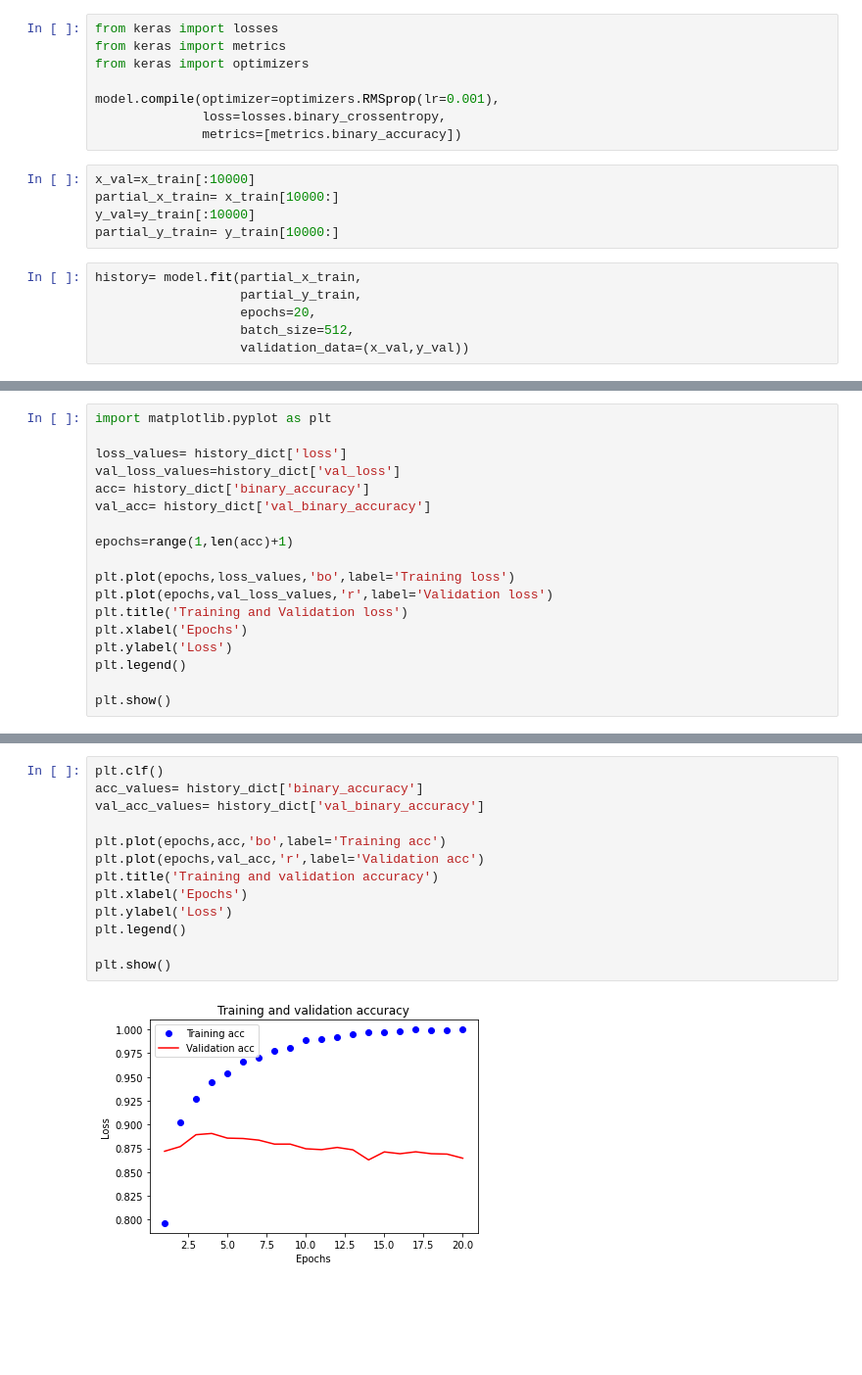
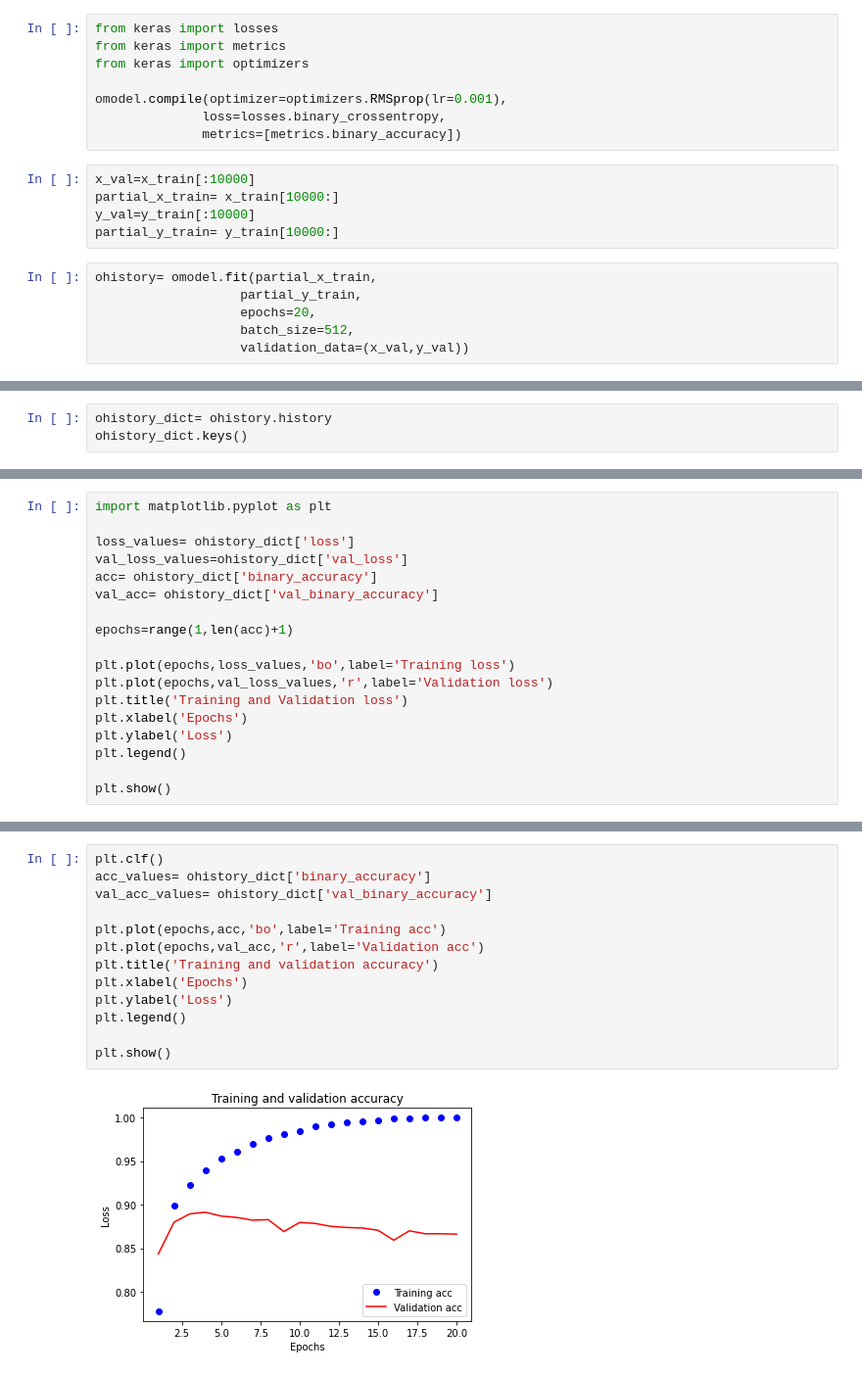
Before and after one commit to AishwaryaVelumani/Deep-Learning, a Jupyter notebook: Binary_classification_on_IMDB_dataset.ipynb, the cells around one changed output, grey strips where cells are left out. Shown at 98% size. Saved outputs shown, nothing was run; the diff lists cells and outputs as text; blank space fills up the shorter version.

```diff
--- a/Binary_classification_on_IMDB_dataset.ipynb
+++ b/Binary_classification_on_IMDB_dataset.ipynb
@@ -86,7 +88,7 @@ from keras import losses
 from keras import metrics
 from keras import optimizers
 
-model.compile(optimizer=optimizers.RMSprop(lr=0.001),
+omodel.compile(optimizer=optimizers.RMSprop(lr=0.001),
               loss=losses.binary_crossentropy,
               metrics=[metrics.binary_accuracy])
 # %%
@@ -95,7 +97,7 @@ partial_x_train= x_train[10000:]
 y_val=y_train[:10000]
 partial_y_train= y_train[10000:]
 # %%
-history= model.fit(partial_x_train,
+ohistory= omodel.fit(partial_x_train,
                    partial_y_train,
                    epochs=20,
                    batch_size=512,
@@ -125,0 +123,3 @@ dict_keys(['loss', 'binary_accuracy', 'val_loss', 'val_binary_accuracy'])
+# %%
+ohistory_dict= ohistory.history
+ohistory_dict.keys()
@@ -126,10 +128,10 @@ dict_keys(['loss', 'binary_accuracy', 'val_loss', 'val_binary_accuracy'])
 # %%
 import matplotlib.pyplot as plt
 
-loss_values= history_dict['loss']
-val_loss_values=history_dict['val_loss']
-acc= history_dict['binary_accuracy']
-val_acc= history_dict['val_binary_accuracy']
+loss_values= ohistory_dict['loss']
+val_loss_values=ohistory_dict['val_loss']
+acc= ohistory_dict['binary_accuracy']
+val_acc= ohistory_dict['val_binary_accuracy']
 
 epochs=range(1,len(acc)+1)
 
@@ -146,16 +148,16 @@ plt.show()
 # %%
 plt.clf()
-acc_values= history_dict['binary_accuracy']
-val_acc_values= history_dict['val_binary_accuracy']
+acc_values= ohistory_dict['binary_accuracy']
+val_acc_values= ohistory_dict['val_binary_accuracy']
 
 plt.plot(epochs,acc,'bo',label='Training acc')
 plt.plot(epochs,val_acc,'r',label='Validation acc')
 plt.title('Training and validation accuracy')
 plt.xlabel('Epochs')
 plt.ylabel('Loss')
 plt.legend()
 
 plt.show()
 # %% [output]
-[figure, old version]
+[figure, new version]
 # %%
```
Also changed, not shown: parts of 27 cells of this notebook.
